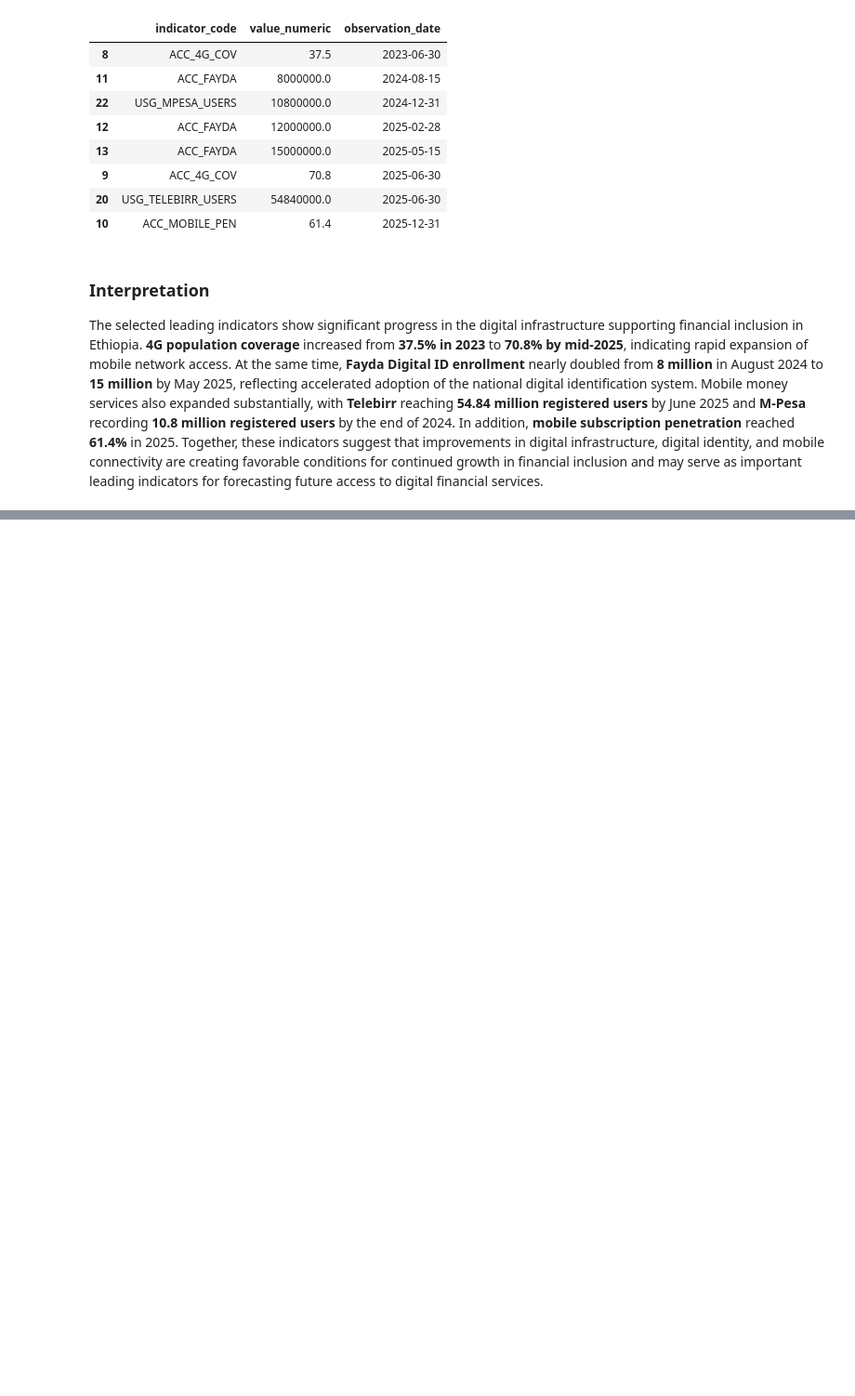
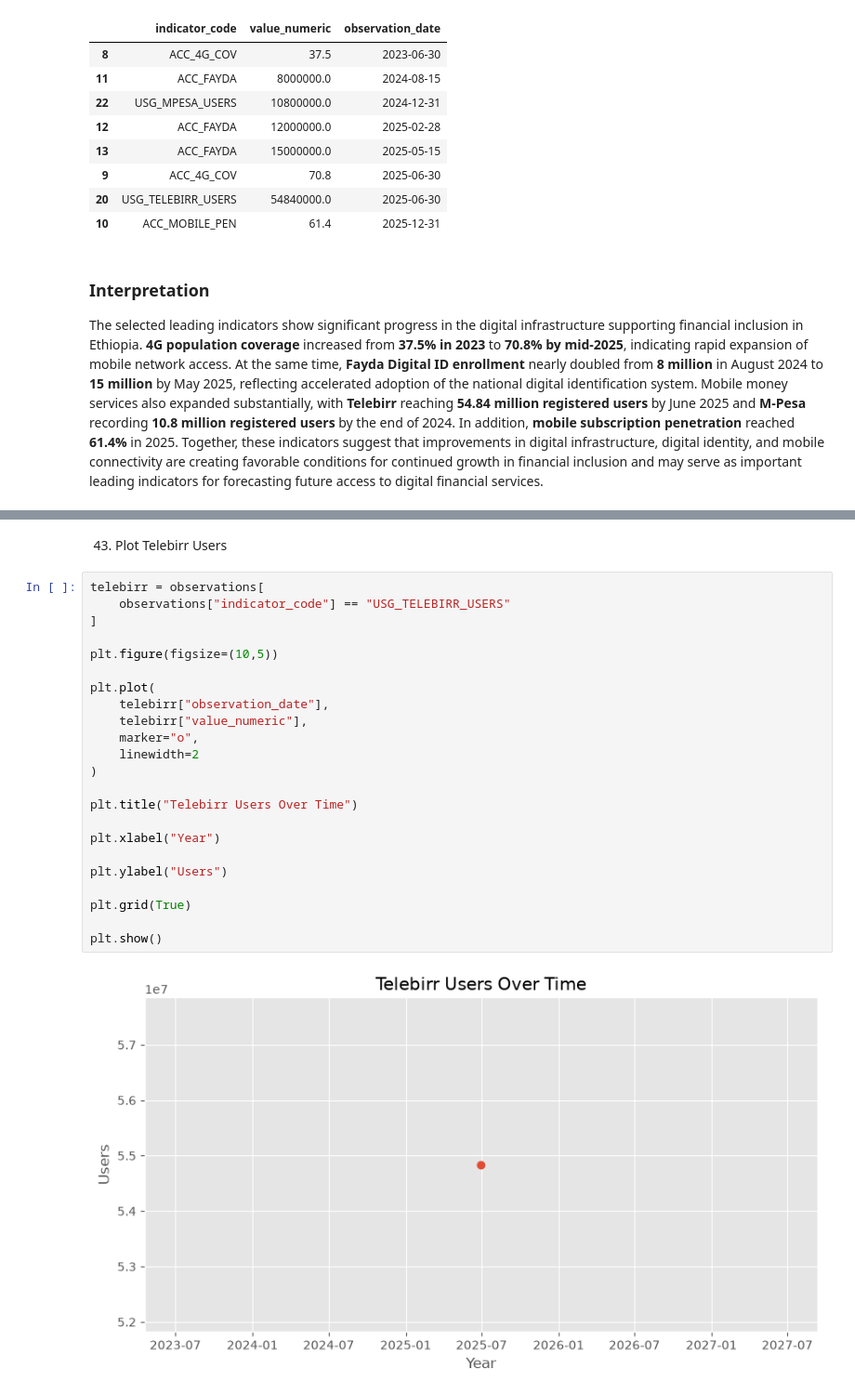
Before and after one commit to Lalisecf/ethiopia-fi-forecast-week11, a Jupyter notebook: notebooks/task_2_eda.ipynb, the cells around one changed output, grey strips where cells are left out. Shown at 93% size. Drawn from its saved outputs; the diff is of its cells as text; blank space fills up the shorter version.

```diff
--- a/notebooks/task_2_eda.ipynb
+++ b/notebooks/task_2_eda.ipynb
@@ -1678,0 +1875,27 @@ The selected leading indicators show significant progress in the digital infrast
+# %% [markdown]
+43. Plot Telebirr Users
+# %%
+telebirr = observations[
+    observations["indicator_code"] == "USG_TELEBIRR_USERS"
+]
+
+plt.figure(figsize=(10,5))
+
+plt.plot(
+    telebirr["observation_date"],
+    telebirr["value_numeric"],
+    marker="o",
+    linewidth=2
+)
+
+plt.title("Telebirr Users Over Time")
+
+plt.xlabel("Year")
+
+plt.ylabel("Users")
+
+plt.grid(True)
+
+plt.show()
+# %% [output]
+[figure, added]
```
Also changed, not shown: parts of 20 cells of this notebook.
